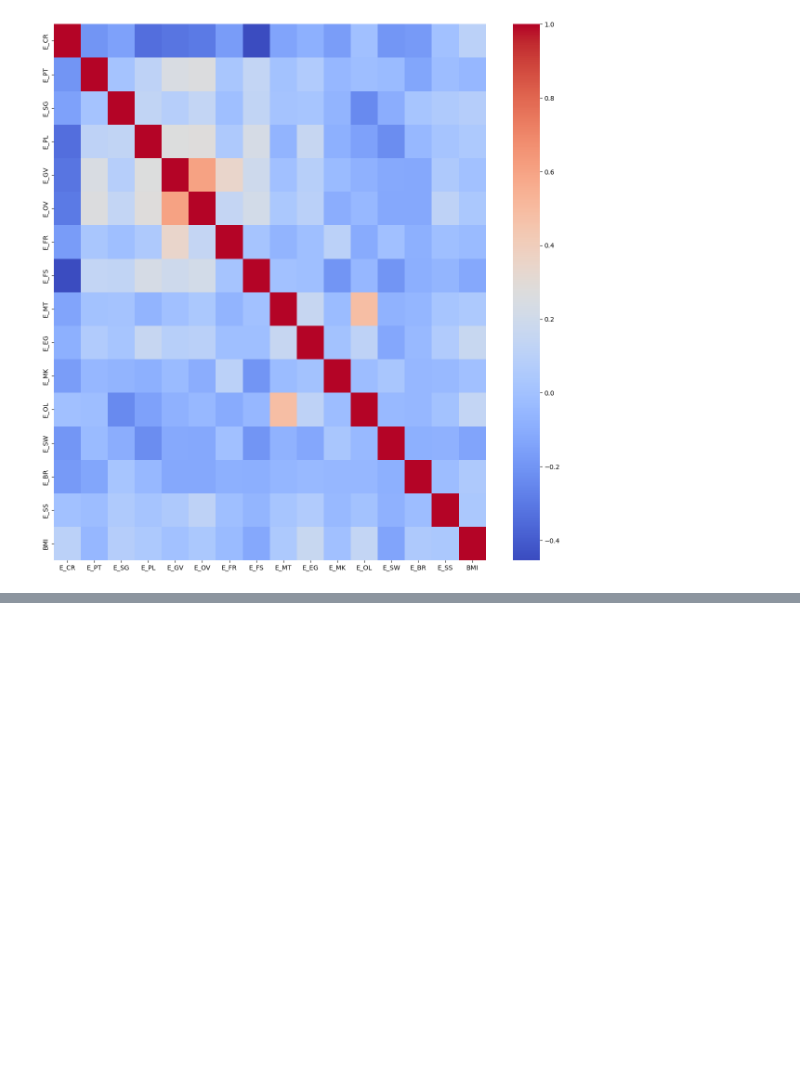
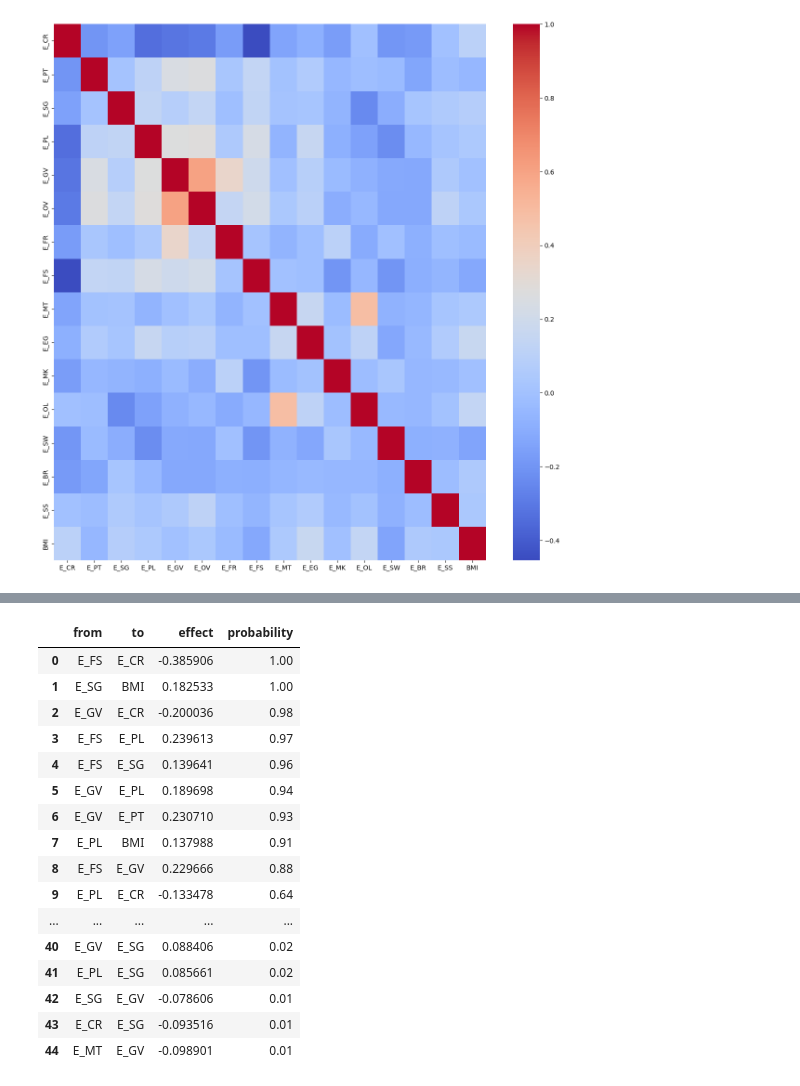
Before and after one commit to Shi-raishi/Graduation-research, a Jupyter notebook: nutr__by_gender.ipynb, the cells around one changed output, grey strips where cells are left out. Cells and saved outputs as stored; diff of their text form; code cells hidden in the pictures; blank space fills up the shorter version.

```diff
--- a/nutr__by_gender.ipynb
+++ b/nutr__by_gender.ipynb
@@ -484,0 +488,8 @@ causal_df_female
+# %%
+# 変数を指定するリスト(8)
+multiplied_female_df = multiplied_female_df[['E_CR', 'E_PT', 'E_SG', 'E_PL', 'E_GV', 'E_FS', 'E_MT',  'BMI']]
+multiplied_male_df = multiplied_male_df[['E_CR', 'E_PT', 'E_SG', 'E_PL', 'E_GV', 'E_FS', 'E_MT',  'BMI']]
+# %%
+# 男性
+dot_male,causal_df_male = LiNGAM(multiplied_male_df,'nutr_male_8Var')
+dot_male
@@ -484,0 +515,20 @@ causal_df_female
+# %%
+causal_df_male
+# %% [output]
+|  | from | to | effect | probability |
+| 0 | E_FS | E_CR | -0.385906 | 1.00 |
+| 1 | E_SG | BMI | 0.182533 | 1.00 |
+| 2 | E_GV | E_CR | -0.200036 | 0.98 |
+| 3 | E_FS | E_PL | 0.239613 | 0.97 |
+| 4 | E_FS | E_SG | 0.139641 | 0.96 |
+| 5 | E_GV | E_PL | 0.189698 | 0.94 |
+| 6 | E_GV | E_PT | 0.230710 | 0.93 |
+| 7 | E_PL | BMI | 0.137988 | 0.91 |
+| 8 | E_FS | E_GV | 0.229666 | 0.88 |
+| 9 | E_PL | E_CR | -0.133478 | 0.64 |
+| ... | ... | ... | ... | ... |
+| 40 | E_GV | E_SG | 0.088406 | 0.02 |
+| 41 | E_PL | E_SG | 0.085661 | 0.02 |
+| 42 | E_SG | E_GV | -0.078606 | 0.01 |
+| 43 | E_CR | E_SG | -0.093516 | 0.01 |
+| 44 | E_MT | E_GV | -0.098901 | 0.01 |
```
Also changed, not shown: parts of 11 cells of this notebook.
